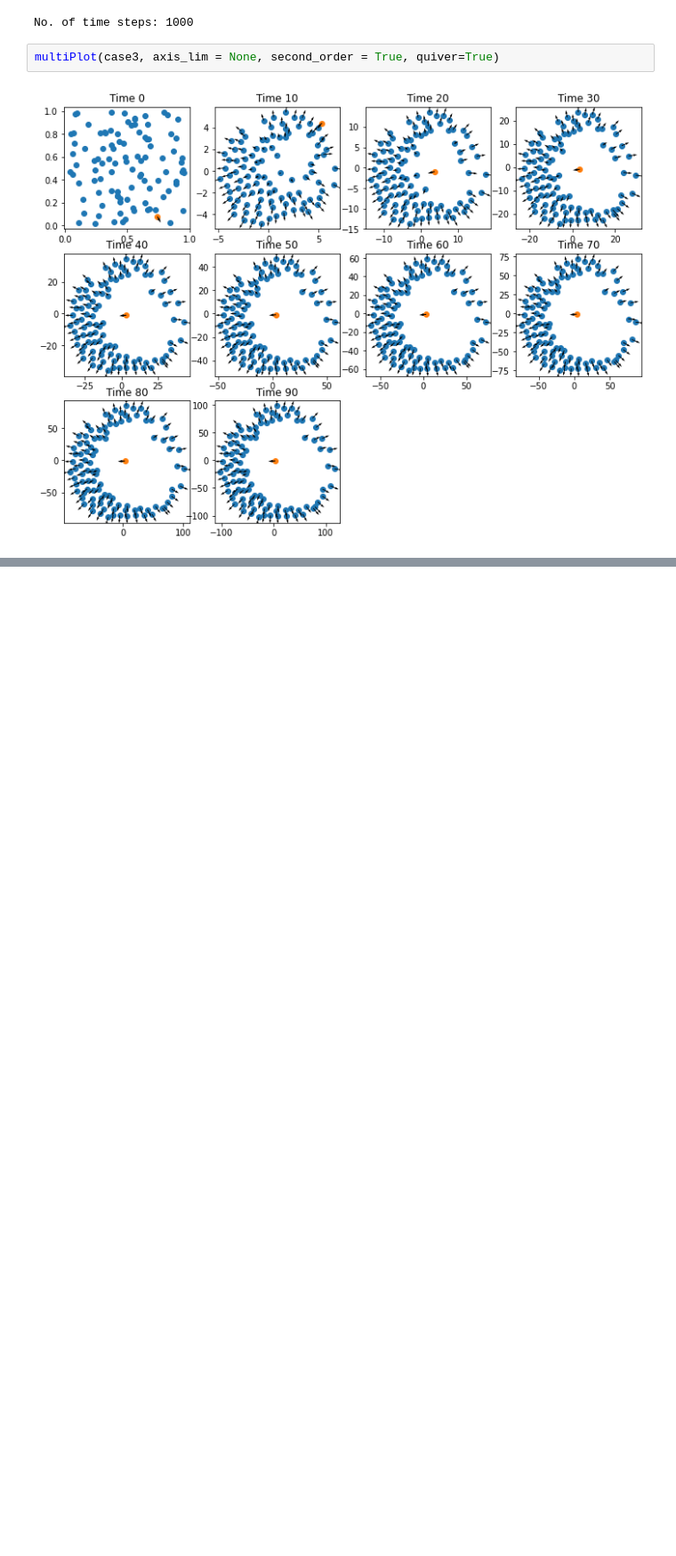
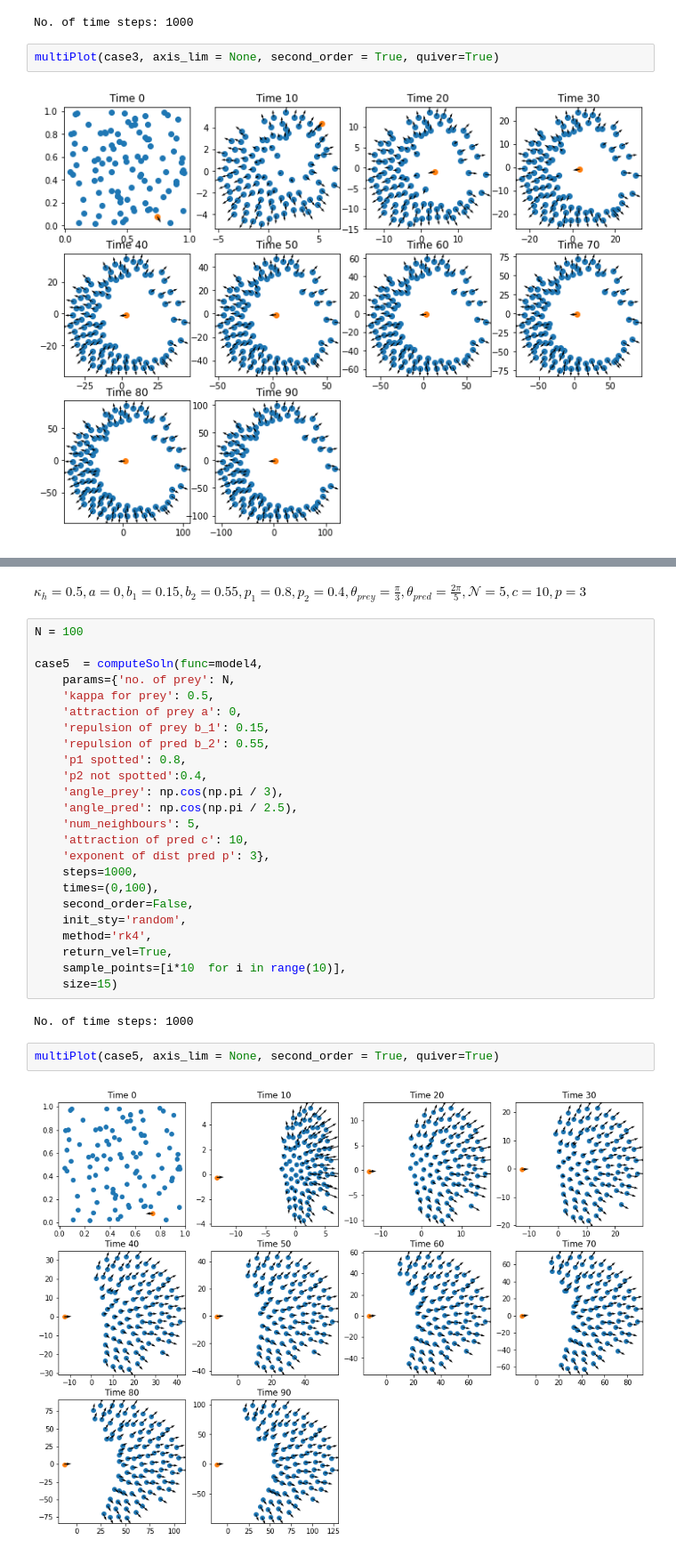
Before and after one commit to isomorphicdude/Summer2022UROP, a Jupyter notebook: improvements.ipynb, the cells around one changed output, grey strips where cells are left out. Shown at 89% size. Saved outputs shown, nothing was run; the diff lists cells and outputs as text; blank space fills up the shorter version.

```diff
--- a/improvements.ipynb
+++ b/improvements.ipynb
@@ -264,0 +398,33 @@ Finally we consider the nearest neighbours' effect on each prey.
+# %% [markdown]
+$\kappa_h = 0.5, a=0, b_1 = 0.15, b_2 = 0.55, p_1 = 0.8, p_2 = 0.4, \theta_{prey} = \frac{\pi}{3},
+\theta_{pred} = \frac{2\pi}{5}, \mathcal{N} = 5, c = 10 ,p = 3$
+# %%
+N = 100
+
+case5  = computeSoln(func=model4,
+    params={'no. of prey': N,
+    'kappa for prey': 0.5,
+    'attraction of prey a': 0,
+    'repulsion of prey b_1': 0.15,
+    'repulsion of pred b_2': 0.55,
+    'p1 spotted': 0.8,
+    'p2 not spotted':0.4,
+    'angle_prey': np.cos(np.pi / 3),
+    'angle_pred': np.cos(np.pi / 2.5),
+    'num_neighbours': 5,
+    'attraction of pred c': 10,
+    'exponent of dist pred p': 3},
+    steps=1000,
+    times=(0,100),
+    second_order=False,
+    init_sty='random',
+    method='rk4',
+    return_vel=True,
+    sample_points=[i*10  for i in range(10)],
+    size=15)
+# %% [output]
+No. of time steps: 1000
+# %%
+multiPlot(case5, axis_lim = None, second_order = True, quiver=True)
+# %% [output]
+[figure, added]
```
Also changed, not shown: parts of 13 cells of this notebook.
